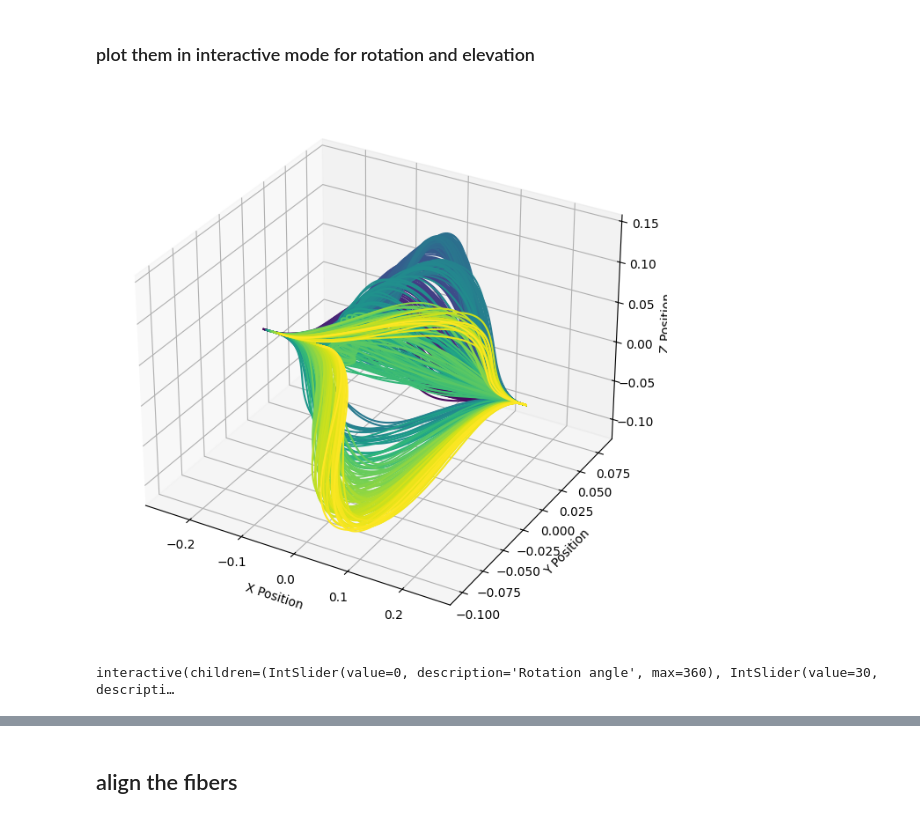
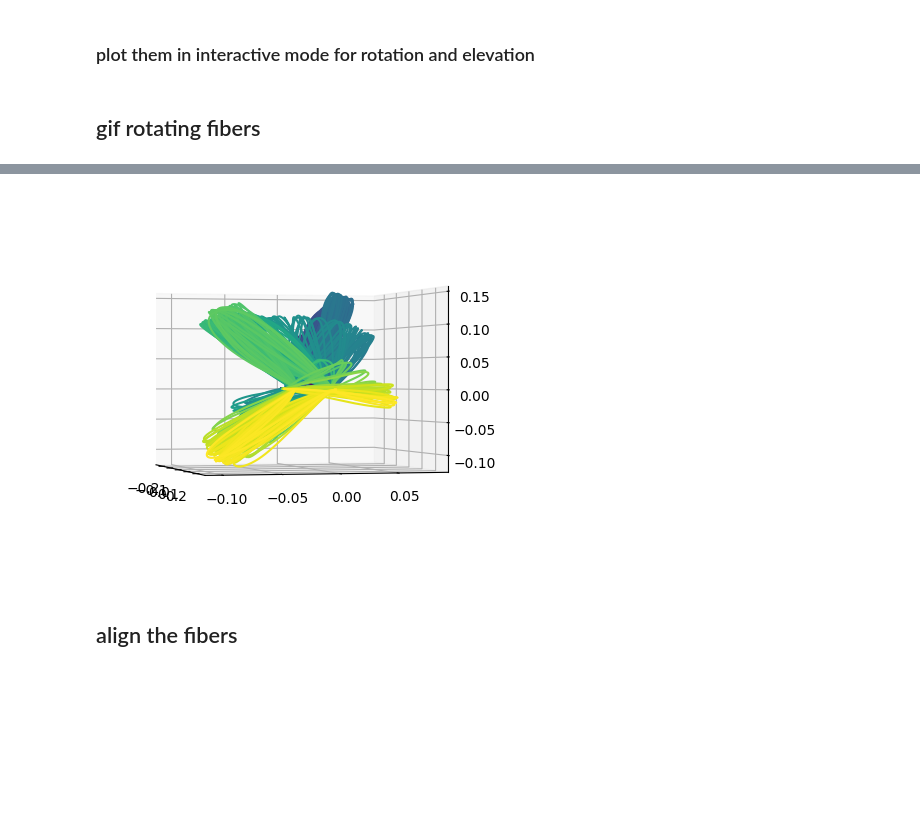
Before and after one commit to eagmon/notebook_tests, a Jupyter notebook: fibers_align.ipynb, the cells around one changed output, grey strips where cells are left out. Drawn from its saved outputs; the diff is of its cells as text; code cells hidden in the pictures; blank space fills up the shorter version.

```diff
--- a/fibers_align.ipynb
+++ b/fibers_align.ipynb
@@ -210,7 +269,9 @@ plot_fibers(fibers_sample, angle_rotation=180, angle_elevation=2)
 # %% [markdown]
 ### plot them in interactive mode for rotation and elevation
 # %%
-plot_fibers_interactive(fibers_sample)
+# plot_fibers_interactive(fibers_sample)
-# %% [output]
-[figure, removed]
-interactive(children=(IntSlider(value=0, description='Rotation angle', max=360), IntSlider(value=30, descripti…
+# %% [markdown]
+## gif rotating fibers
+# %%
+plot_fibers_to_gif(fibers_sample, filename='fibers_sample.gif', angle_increment=15, base_elevation=0)
+# %% [output]
@@ -217,3 +279,4 @@ interactive(children=(IntSlider(value=0, description='Rotation angle', max=360),
+[figure, added]
 # %% [markdown]
 ## align the fibers
 # %%
```
Also changed, not shown: parts of 7 cells of this notebook.
